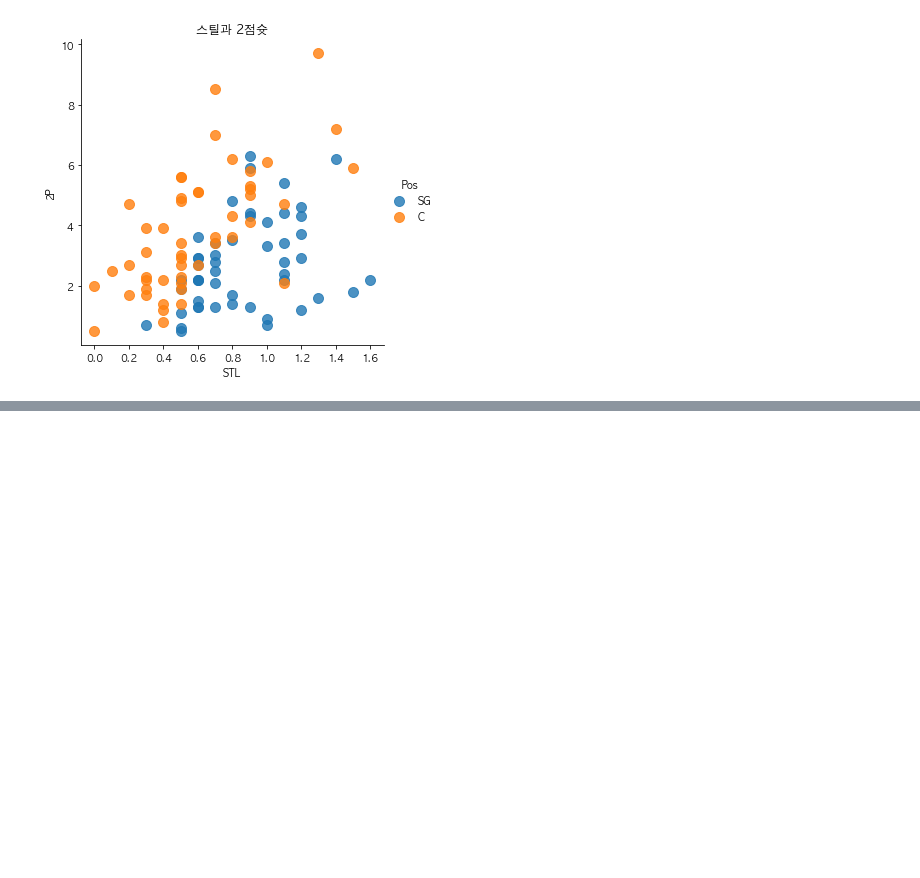
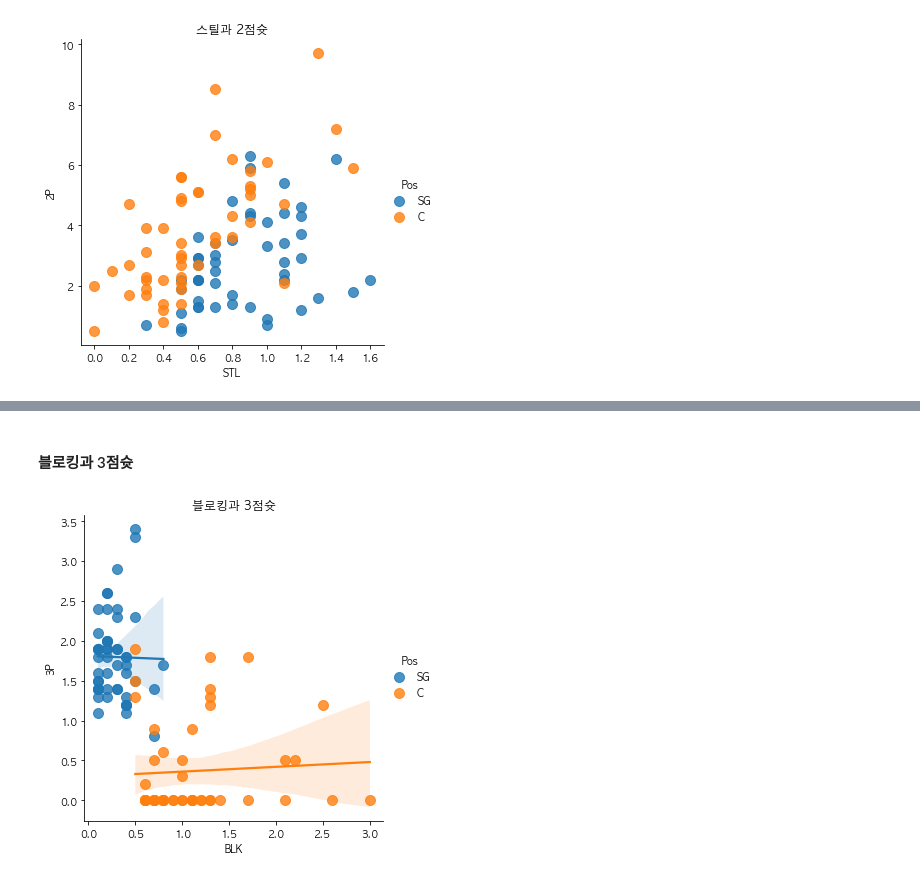
Before and after one commit to jjhwnn/Python, a Jupyter notebook: 4.MachineLearning/Note/12.basketball.ipynb, the cells around one changed output, grey strips where cells are left out. Cells and saved outputs as stored; diff of their text form; code cells hidden in the pictures; blank space fills up the shorter version.

```diff
--- a/4.MachineLearning/Note/12.basketball.ipynb
+++ b/4.MachineLearning/Note/12.basketball.ipynb
@@ -83,0 +103,16 @@ plt.show()
+# %% [markdown]
+#### 블로킹과 3점슛
+# %%
+sns.lmplot(
+    'BLK',
+    '3P',
+    data=df,
+ #   fit_reg=False,
+    scatter_kws={'s':100},
+     hue='Pos',
+)
+
+plt.title('블로킹과 3점슛')
+plt.show()
+# %% [output]
+[figure, added]
```
Also changed, not shown: parts of 14 cells of this notebook, 13 other files.
